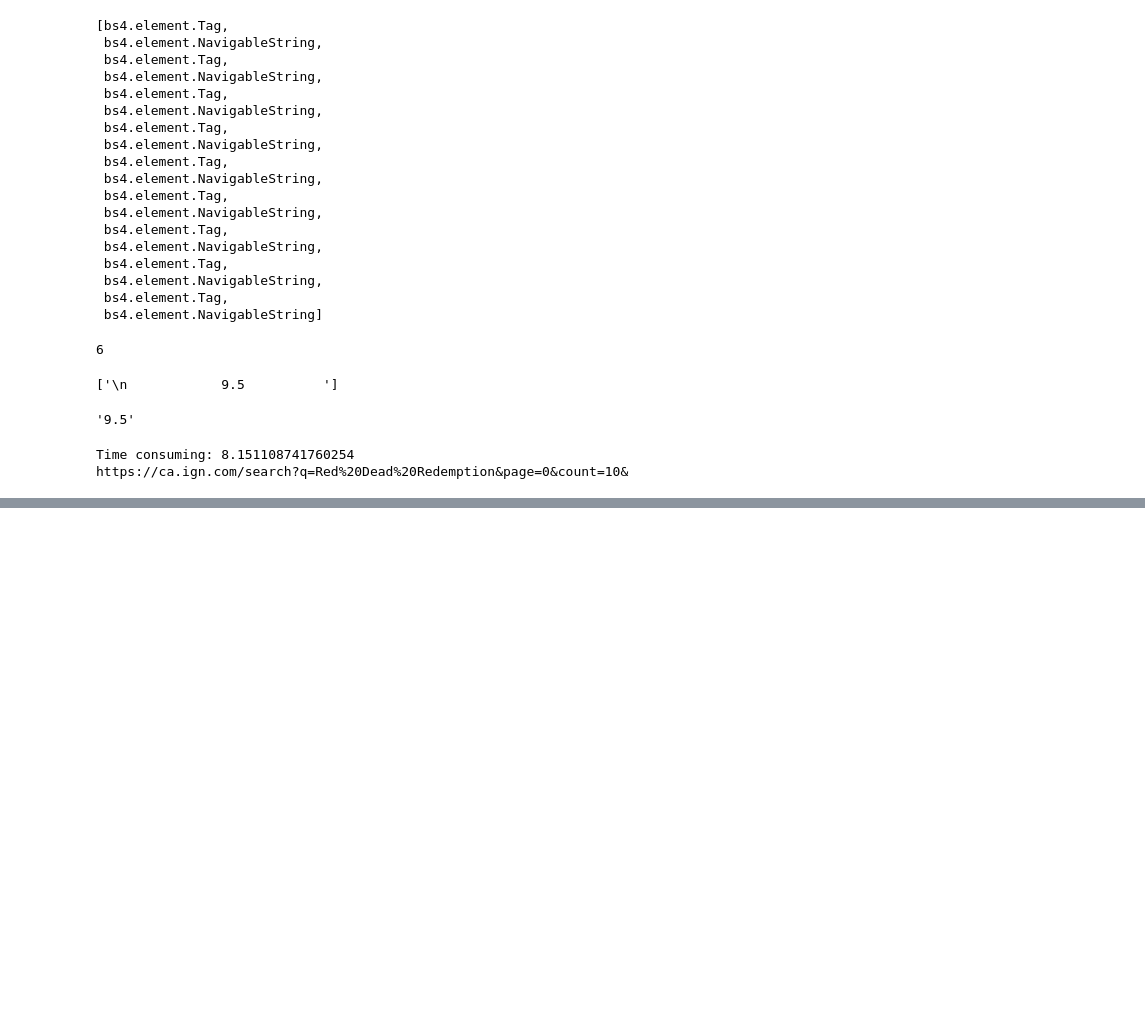
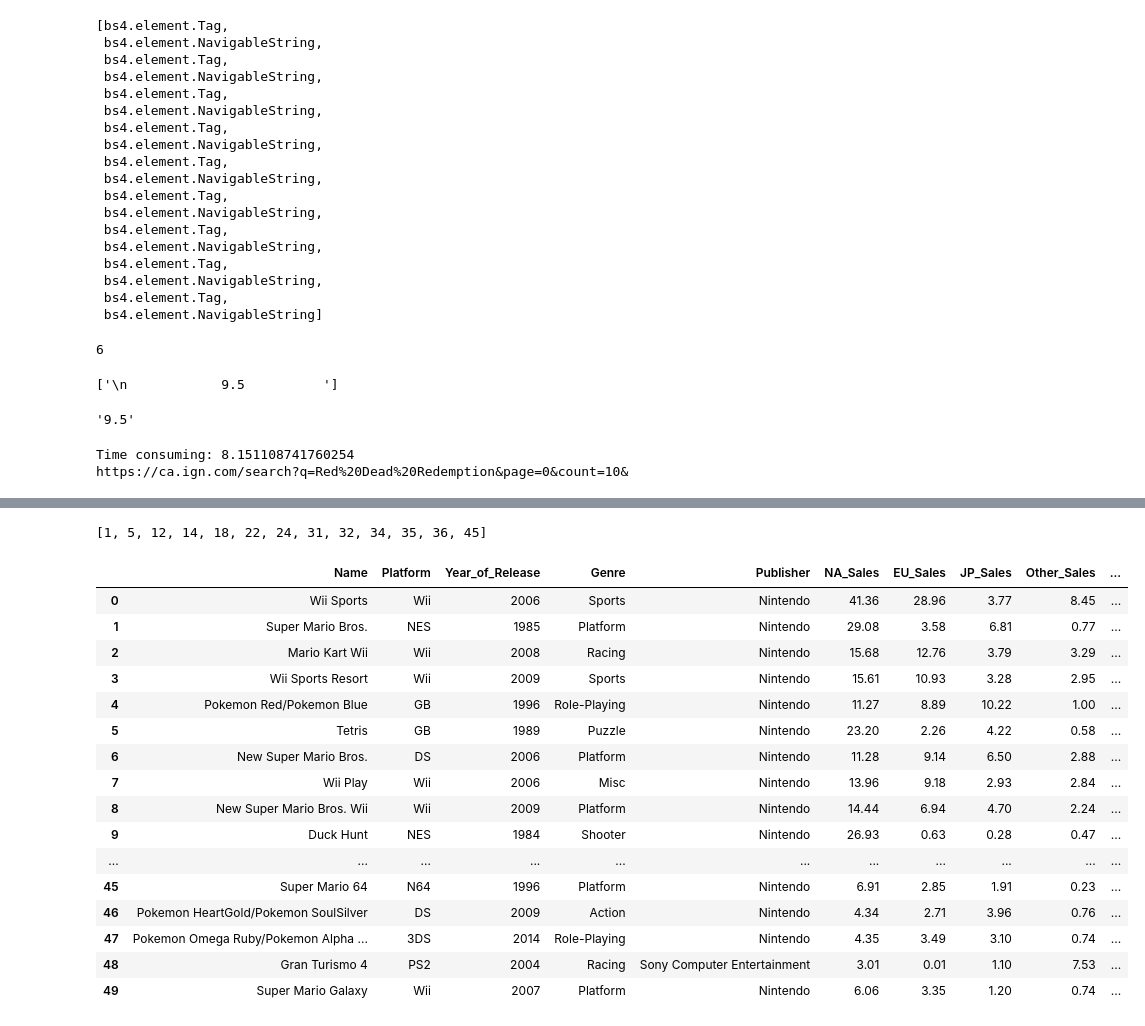
Before and after one commit to Thiagobc23/WebScraper, a Jupyter notebook: Scraper.ipynb, the cells around one changed output, grey strips where cells are left out. Cells and saved outputs as stored; diff of their text form; code cells hidden in the pictures; blank space fills up the shorter version.

```diff
--- a/Scraper.ipynb
+++ b/Scraper.ipynb
@@ -323,0 +391,62 @@ total time:  21.7695734500885
+# %%
+# Applying and improving
+
+# remove dots, replace dashs for spaces and make it lower case
+def plainText(text):
+    text = text.replace('.', r'').replace('-', r' ').lower()
+    return text
+
+# replace console names to match the original standards and apply lower case
+def consoleName(text):
+    text = text.replace('nds',r'ds').replace('nintendo',r'switch').lower()
+    return text
+
+# clean game titles and compare them, if they're different compare the console, if still different save index to a list
+def clean(row, noMatch):
+    # check if it wasn't removed already
+    if(row['IGN_title'] != 'null'):
+        # clean names
+        original = plainText(row['Name'])
+        new = plainText(row['IGN_title'])
+        # compare names
+        if (original != new):
+            console = row['IGN_source'].split('/')[5].split('-')[0]
+            # compare console and remove unmatched values
+            if (consoleName(console) != consoleName(row['Platform'])):
+                noMatch.append(row.name)
+                row['IGN_title'] = 'null'
+                row['IGN_source'] = 'null'
+                row['IGN_score'] = 'null'
+
+# list that'll contain the unmatched values
+noMatch = []
+# clean names,print unmatched indexes
+dataFrame.apply(clean, args = (noMatch,), axis=1)
+print(noMatch)
+
+# remove values
+for idx in noMatch:
+    dataFrame.loc[idx,'IGN_title'] = 'null'
+    dataFrame.loc[idx,'IGN_source'] = 'null'
+    dataFrame.loc[idx,'IGN_score'] = 'null'
+
+dataFrame
+# %% [output]
+[1, 5, 12, 14, 18, 22, 24, 31, 32, 34, 35, 36, 45]
+|  | Name | Platform | Year_of_Release | Genre | Publisher | NA_Sales | EU_Sales | JP_Sales | Other_Sales | ... |
+| 0 | Wii Sports | Wii | 2006 | Sports | Nintendo | 41.36 | 28.96 | 3.77 | 8.45 | ... |
+| 1 | Super Mario Bros. | NES | 1985 | Platform | Nintendo | 29.08 | 3.58 | 6.81 | 0.77 | ... |
+| 2 | Mario Kart Wii | Wii | 2008 | Racing | Nintendo | 15.68 | 12.76 | 3.79 | 3.29 | ... |
+| 3 | Wii Sports Resort | Wii | 2009 | Sports | Nintendo | 15.61 | 10.93 | 3.28 | 2.95 | ... |
+| 4 | Pokemon Red/Pokemon Blue | GB | 1996 | Role-Playing | Nintendo | 11.27 | 8.89 | 10.22 | 1.00 | ... |
+| 5 | Tetris | GB | 1989 | Puzzle | Nintendo | 23.20 | 2.26 | 4.22 | 0.58 | ... |
+| 6 | New Super Mario Bros. | DS | 2006 | Platform | Nintendo | 11.28 | 9.14 | 6.50 | 2.88 | ... |
+| 7 | Wii Play | Wii | 2006 | Misc | Nintendo | 13.96 | 9.18 | 2.93 | 2.84 | ... |
+| 8 | New Super Mario Bros. Wii | Wii | 2009 | Platform | Nintendo | 14.44 | 6.94 | 4.70 | 2.24 | ... |
+| 9 | Duck Hunt | NES | 1984 | Shooter | Nintendo | 26.93 | 0.63 | 0.28 | 0.47 | ... |
+| ... | ... | ... | ... | ... | ... | ... | ... | ... | ... | ... |
+| 45 | Super Mario 64 | N64 | 1996 | Platform | Nintendo | 6.91 | 2.85 | 1.91 | 0.23 | ... |
+| 46 | Pokemon HeartGold/Pokemon SoulSilver | DS | 2009 | Action | Nintendo | 4.34 | 2.71 | 3.96 | 0.76 | ... |
+| 47 | Pokemon Omega Ruby/Pokemon Alpha ... | 3DS | 2014 | Role-Playing | Nintendo | 4.35 | 3.49 | 3.10 | 0.74 | ... |
+| 48 | Gran Turismo 4 | PS2 | 2004 | Racing | Sony Computer Entertainment | 3.01 | 0.01 | 1.10 | 7.53 | ... |
+| 49 | Super Mario Galaxy | Wii | 2007 | Platform | Nintendo | 6.06 | 3.35 | 1.20 | 0.74 | ... |
```
Also changed, not shown: parts of 5 cells of this notebook.
